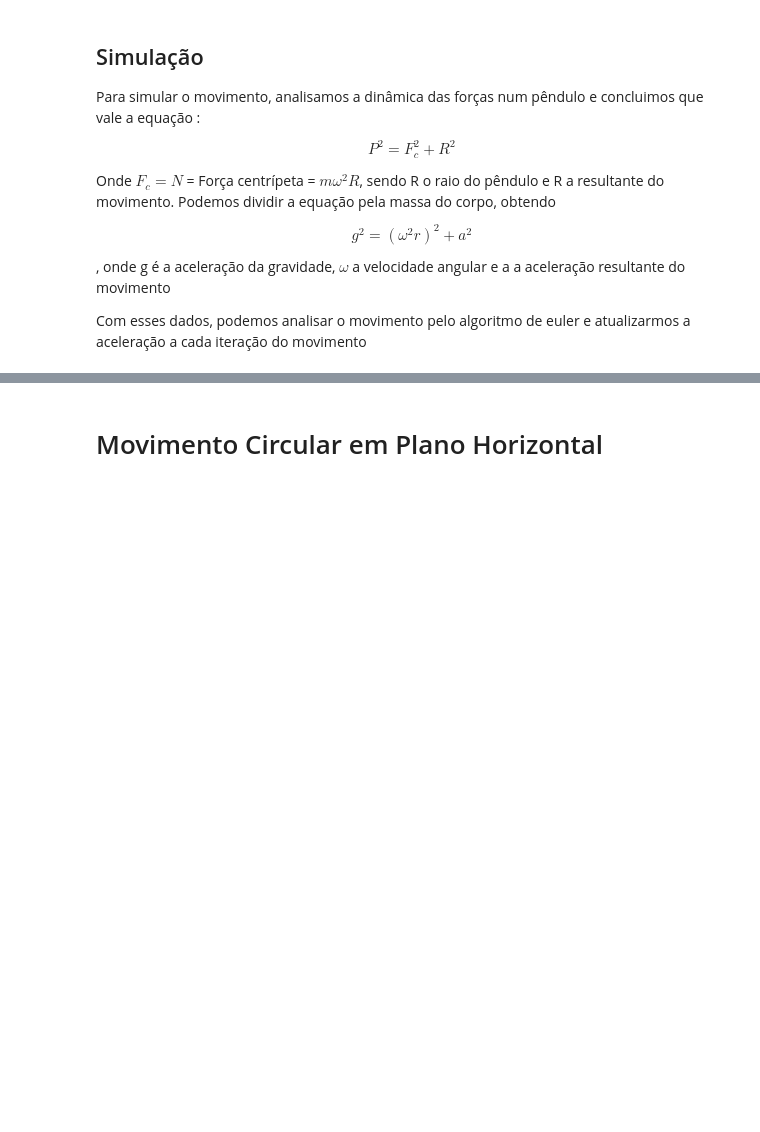
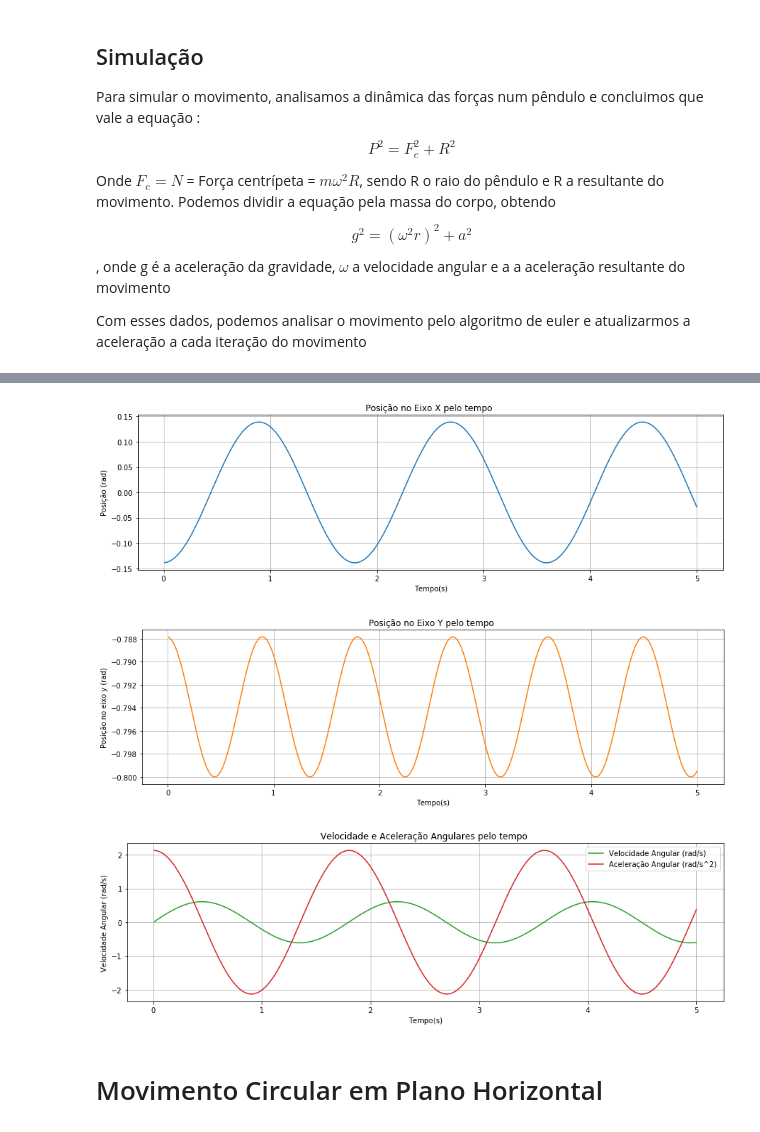
Before and after one commit to caiotda/MAC209, a Jupyter notebook: EP2/ep02.ipynb, the cells around one changed output, grey strips where cells are left out. Saved outputs shown, nothing was run; the diff lists cells and outputs as text; code cells hidden in the pictures; blank space fills up the shorter version.

```diff
--- a/EP2/ep02.ipynb
+++ b/EP2/ep02.ipynb
@@ -216,38 +233,63 @@ def nextS(s,r,dt):
     s[1] = -L*math.cos(s[2])
     s[4] = s[4] +r[4]*dt
 
-def eulerPendulo(x0,y0,teta,hx,hy,ha,ht):
+def eulerPendulo(x0,y0,teta,hx,hy,ha,ht,rw,ra):
     # s= [ x, y,             teta,                0, t]
     # r= [vx,vy,velocidadeAngular,aceleraçãoAngular, 1]
     s = [x0,y0,teta,0,0]
     r = [0,0,0,0,1]
     dt = 0.01
 
     for i in range(0,500):
         nextS(s,r,dt)
         hx.append(s[0])
         hy.append(s[1])
         ha.append(s[2])
         ht.append(s[4])
+        rw.append(r[2])
+        ra.append(r[3])
 
 hx = []
 hy = []
 ha = []
 ht = []
+rw = []
+ra = []
 
 L = 0.8 # Comprimento da haste do pêndulo
 teta = math.radians(-10) #Angulo inicial do movimento
 
-eulerPendulo(L*math.sin(teta), -L*math.cos(teta),teta,hx,hy,ha,ht)
+eulerPendulo(L*math.sin(teta), -L*math.cos(teta),teta,hx,hy,ha,ht,rw,ra)
 
 fig = plt.figure(figsize = (50,4))
 plt.subplot(131)
 plt.plot(ht,hx,color = 'C0')
+plt.xlabel("Tempo(s)")
+plt.ylabel("Posição (rad)")
+plt.grid(True)
+plt.title("Posição no Eixo X pelo tempo ")
+
 
 fig = plt.figure(figsize = (50,4))
-
 plt.subplot(131)
 plt.plot(ht,hy,color = 'C1')
+plt.xlabel("Tempo(s)")
+plt.ylabel("Posição no eixo y (rad)")
+plt.grid(True)
+plt.title("Posição no Eixo Y pelo tempo ")
+
+fig = plt.figure(figsize = (50,4))
+plt.subplot(131)
+plt.plot(ht,rw,color = 'C2',label = "Velocidade Angular (rad/s)")
+plt.plot(ht,ra,color = 'C3',label = "Aceleração Angular (rad/s^2)")
+plt.xlabel("Tempo(s)")
+plt.title("Velocidade e Aceleração Angulares pelo tempo ")
+plt.legend()
+plt.grid(True)
+# %% [output]
+[figure, added]
+[figure, added]
+[figure, added]
 # %% [markdown]
 # Movimento Circular em Plano Horizontal
 # %% [markdown]
```
Also changed, not shown: parts of 1 cell of this notebook.
